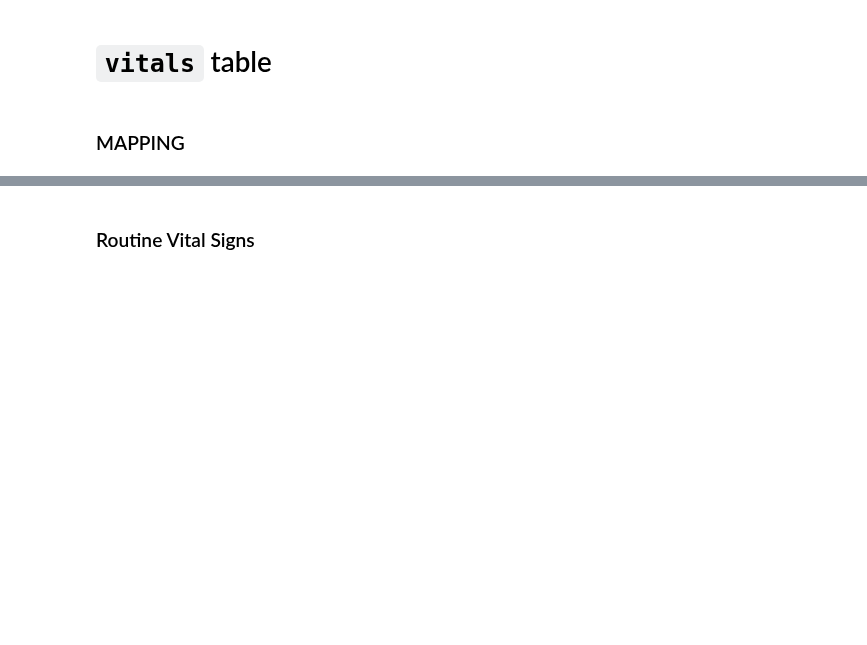
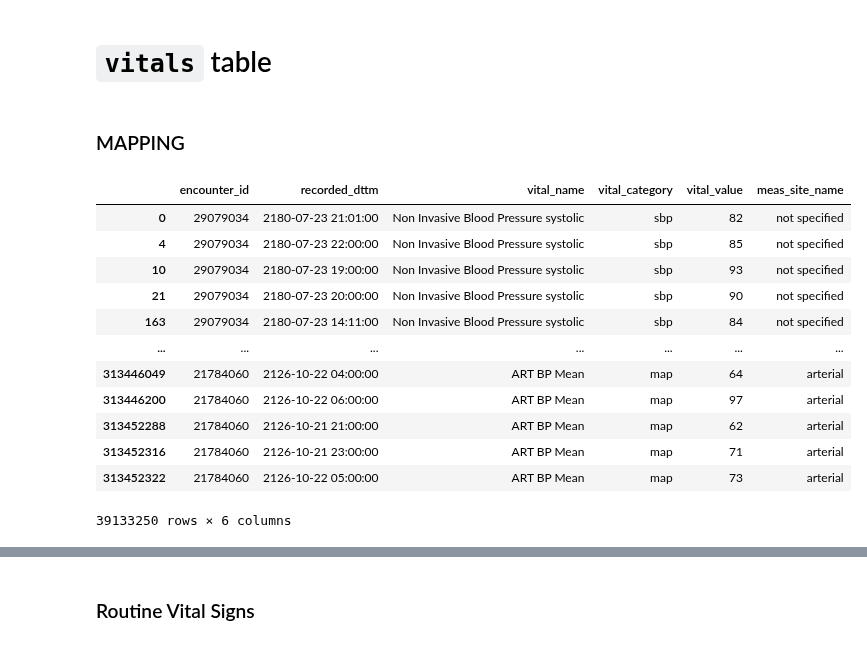
Before and after one commit to oldsandiaz/mimicclif, a Jupyter notebook: code/eda.ipynb, the cells around one changed output, grey strips where cells are left out. Saved outputs shown, nothing was run; the diff lists cells and outputs as text; code cells hidden in the pictures; blank space fills up the shorter version.

```diff
--- a/code/eda.ipynb
+++ b/code/eda.ipynb
@@ -325,3 +325,19 @@ for item_id in vital_items_ids:
     vitals_dfs_list.append(vitals_df)
 
 vitals_dfs = pd.concat(vitals_dfs_list)
+# %%
+vitals_dfs
+# %% [output]
+|  | encounter_id | recorded_dttm | vital_name | vital_category | vital_value | meas_site_name |
+| 0 | 29079034 | 2180-07-23 21:01:00 | Non Invasive Blood Pressure systolic | sbp | 82 | not specified |
+| 4 | 29079034 | 2180-07-23 22:00:00 | Non Invasive Blood Pressure systolic | sbp | 85 | not specified |
+| 10 | 29079034 | 2180-07-23 19:00:00 | Non Invasive Blood Pressure systolic | sbp | 93 | not specified |
+| 21 | 29079034 | 2180-07-23 20:00:00 | Non Invasive Blood Pressure systolic | sbp | 90 | not specified |
+| 163 | 29079034 | 2180-07-23 14:11:00 | Non Invasive Blood Pressure systolic | sbp | 84 | not specified |
+| ... | ... | ... | ... | ... | ... | ... |
+| 313446049 | 21784060 | 2126-10-22 04:00:00 | ART BP Mean | map | 64 | arterial |
+| 313446200 | 21784060 | 2126-10-22 06:00:00 | ART BP Mean | map | 97 | arterial |
+| 313452288 | 21784060 | 2126-10-21 21:00:00 | ART BP Mean | map | 62 | arterial |
+| 313452316 | 21784060 | 2126-10-21 23:00:00 | ART BP Mean | map | 71 | arterial |
+| 313452322 | 21784060 | 2126-10-22 05:00:00 | ART BP Mean | map | 73 | arterial |
+39133250 rows × 6 columns
```
Also changed, not shown: parts of 5 cells of this notebook.
